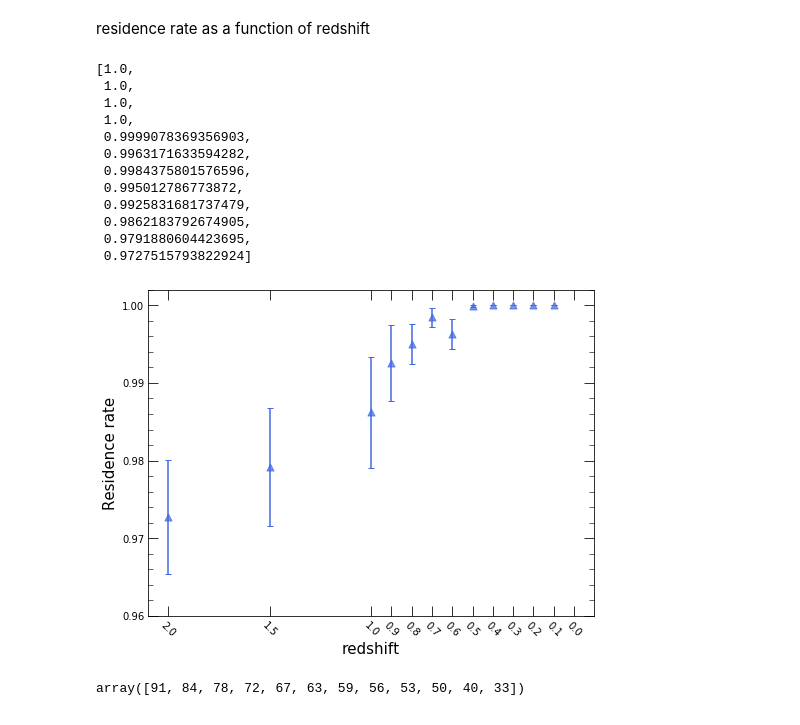
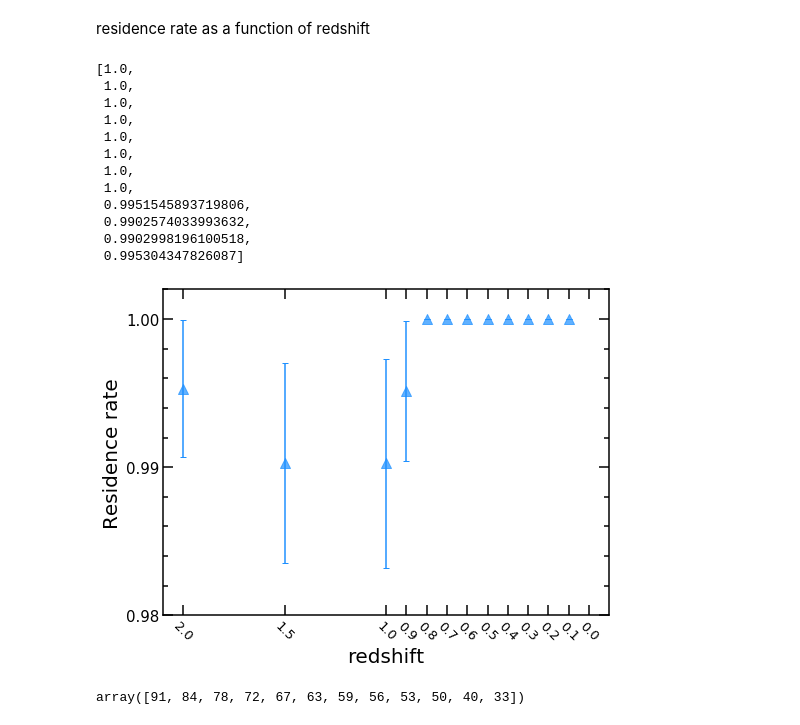
Before and after one commit to eunheeko/WFMinIllustrisTNG, a Jupyter notebook: accretion_history.ipynb, the cells around one changed output. Cells and saved outputs as stored; diff of their text form; code cells hidden in the pictures.

```diff
--- a/accretion_history.ipynb
+++ b/accretion_history.ipynb
@@ -1628,7 +1632,7 @@ probs = []
 
 for prob in prob_list:
 
-    with open(f'./path_prob_corr_sm9p5/' + prob, 'rb') as f:
+    with open(f'./path_prob_corr_sm8p5/' + prob, 'rb') as f:
         temp = pickle.load(f)
 
     probs.append(temp)
@@ -1660,47 +1664,51 @@ final_probs_mean
  1.0,
  1.0,
  1.0,
- 0.9999078369356903,
- 0.9963171633594282,
- 0.9984375801576596,
- 0.995012786773872,
- 0.9925831681737479,
- 0.9862183792674905,
- 0.9791880604423695,
- 0.9727515793822924]
+ 1.0,
+ 1.0,
+ 1.0,
+ 1.0,
+ 0.9951545893719806,
+ 0.9902574033993632,
+ 0.9902998196100518,
+ 0.995304347826087]
 # %%
 fig, ax = plt.subplots(figsize = (8, 6))
 
-ax.scatter(zs_full[1:], final_probs_mean, color = 'royalblue', marker = '^', alpha = .7, s = 50)
-ax.errorbar(zs_full[1:], final_probs_mean, yerr = final_probs_std, linestyle = '', color = 'royalblue', capsize = 3)
+ax.scatter(zs_full[1:], final_probs_mean, color = 'dodgerblue', marker = '^', alpha = .7, s = 100)
+ax.errorbar(zs_full[1:], final_probs_mean, yerr = final_probs_std, linestyle = '', color = 'dodgerblue', capsize = 3)
 
 ax.set_xlim(2.1, -0.1)
-ax.set_ylim(0.960, 1.002)
+ax.set_ylim(0.980, 1.002)
 
-ax.set_xlabel('redshift', fontsize = 15)
-ax.set_ylabel('Residence rate', fontsize = 15)
+ax.set_xlabel('redshift', fontsize = 20)
+ax.set_ylabel('Residence rate', fontsize = 20)
 
 ax.set_xticks(zs_full[::-1])
 
 
 # ax.xaxis.set_major_locator(MultipleLocator(0.2))
 ax.yaxis.set_major_locator(MultipleLocator(0.01))
 
 # ax.xaxis.set_minor_locator(AutoMinorLocator())
 ax.yaxis.set_minor_locator(AutoMinorLocator())
 
-ax.tick_params(axis = 'x', labelrotation = -45, labelsize = 10)
+ax.tick_params(axis = 'x', labelrotation = -45, labelsize = 13)
+ax.tick_params(axis = 'y', labelsize = 15)
 
-ax.tick_params(which = 'major', length = 10, direction = 'in')
-ax.tick_params(which = 'minor', length = 5, direction = 'in', labelsize = 13)
+ax.tick_params(which = 'major', length = 10, direction = 'in', width = 1.5)
+ax.tick_params(which = 'minor', length = 5, direction = 'in', labelsize = 13, width = 1.5)
+
+for sp in ['top', 'bottom', 'left', 'right']:
+    ax.spines[sp].set_linewidth(1.5)
 
 ax.xaxis.set_ticks_position('both')
 ax.yaxis.set_ticks_position('both')
 
 
 fig.savefig('./figs/residence_rate.png')
 # %% [output]
-[figure, old version]
+[figure, new version]
 # %%
 snaps_full[1:]
 # %% [output]
```
Also changed, not shown: parts of 1 cell of this notebook, 2 other files.
